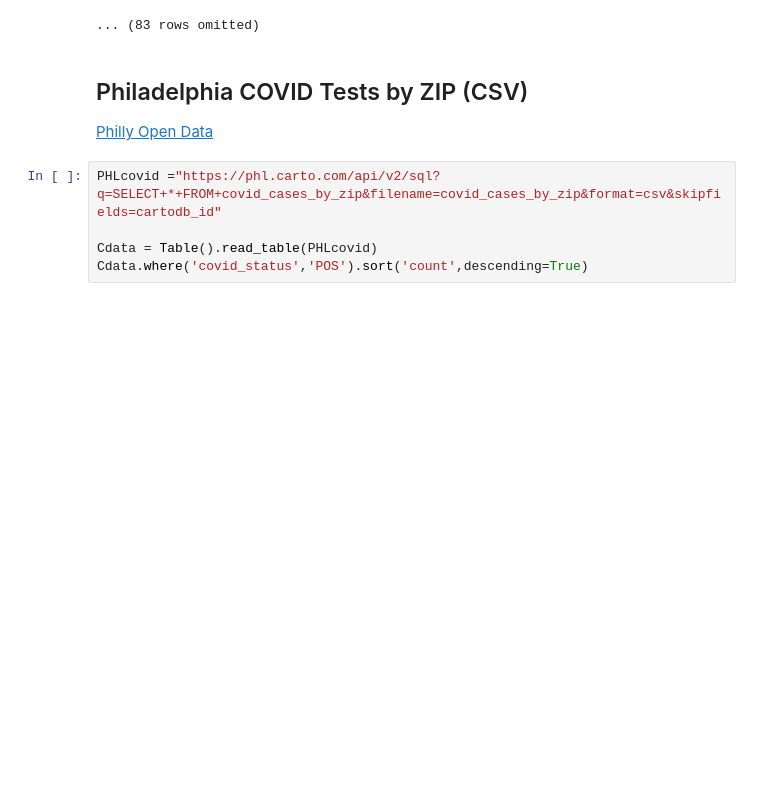
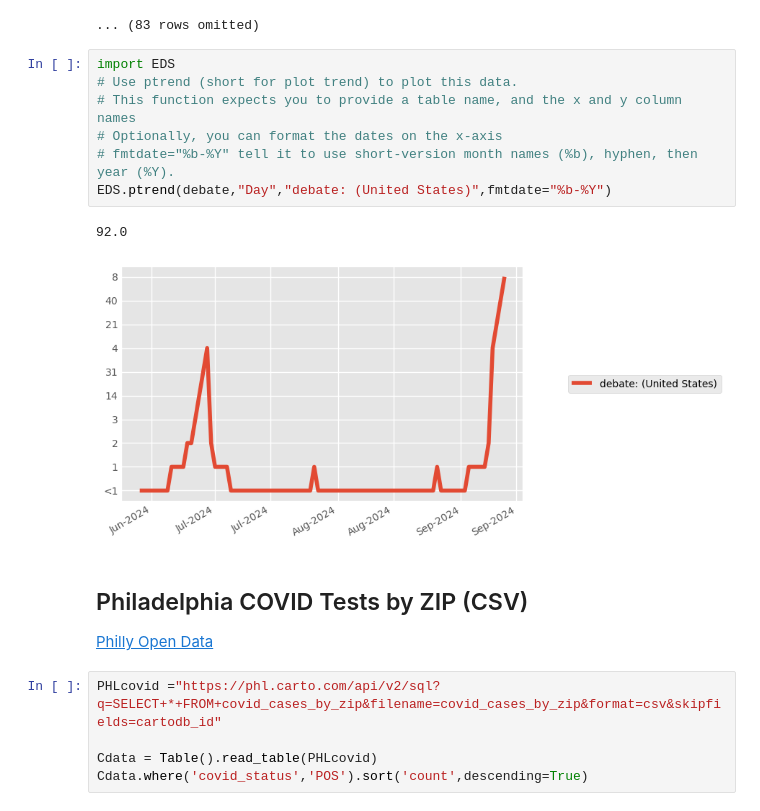
Before and after one commit to laserchemist/datascience, a Jupyter notebook: Fall 2024/Class_Examples/class006.ipynb, the cells around one changed output. Drawn from its saved outputs; the diff is of its cells as text; blank space fills up the shorter version.

```diff
--- a/Fall 2024/Class_Examples/class006.ipynb
+++ b/Fall 2024/Class_Examples/class006.ipynb
@@ -102,6 +89,16 @@ debate
 | 2024-06-20 | 1 | 1 | 2 | 1 |
 | 2024-06-21 | 1 | 1 | 2 | 1 |
 ... (83 rows omitted)
+# %%
+import EDS
+# Use ptrend (short for plot trend) to plot this data.
+# This function expects you to provide a table name, and the x and y column names
+# Optionally, you can format the dates on the x-axis
+# fmtdate="%b-%Y" tell it to use short-version month names (%b), hyphen, then year (%Y).
+EDS.ptrend(debate,"Day","debate: (United States)",fmtdate="%b-%Y")
+# %% [output]
+92.0
+[figure, added]
 # %% [markdown]
 ## Philadelphia COVID Tests by ZIP (CSV)
 [Philly Open Data](https://www.opendataphilly.org/dataset/covid-cases/resource/d4d1e48a-d401-405c-972b-c45292c3d4f5?inner_span=True)
```
Also changed, not shown: parts of 1 cell of this notebook, 1 other file.
